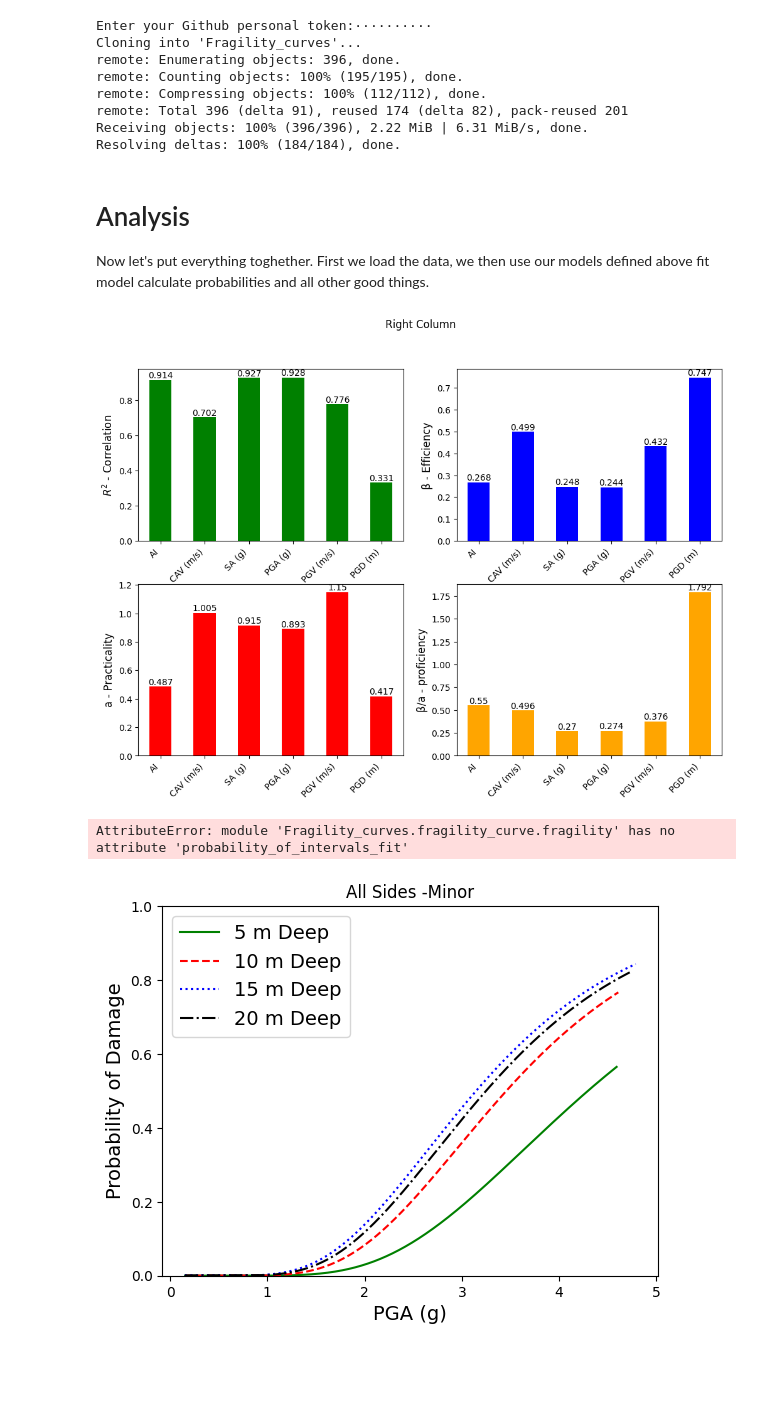
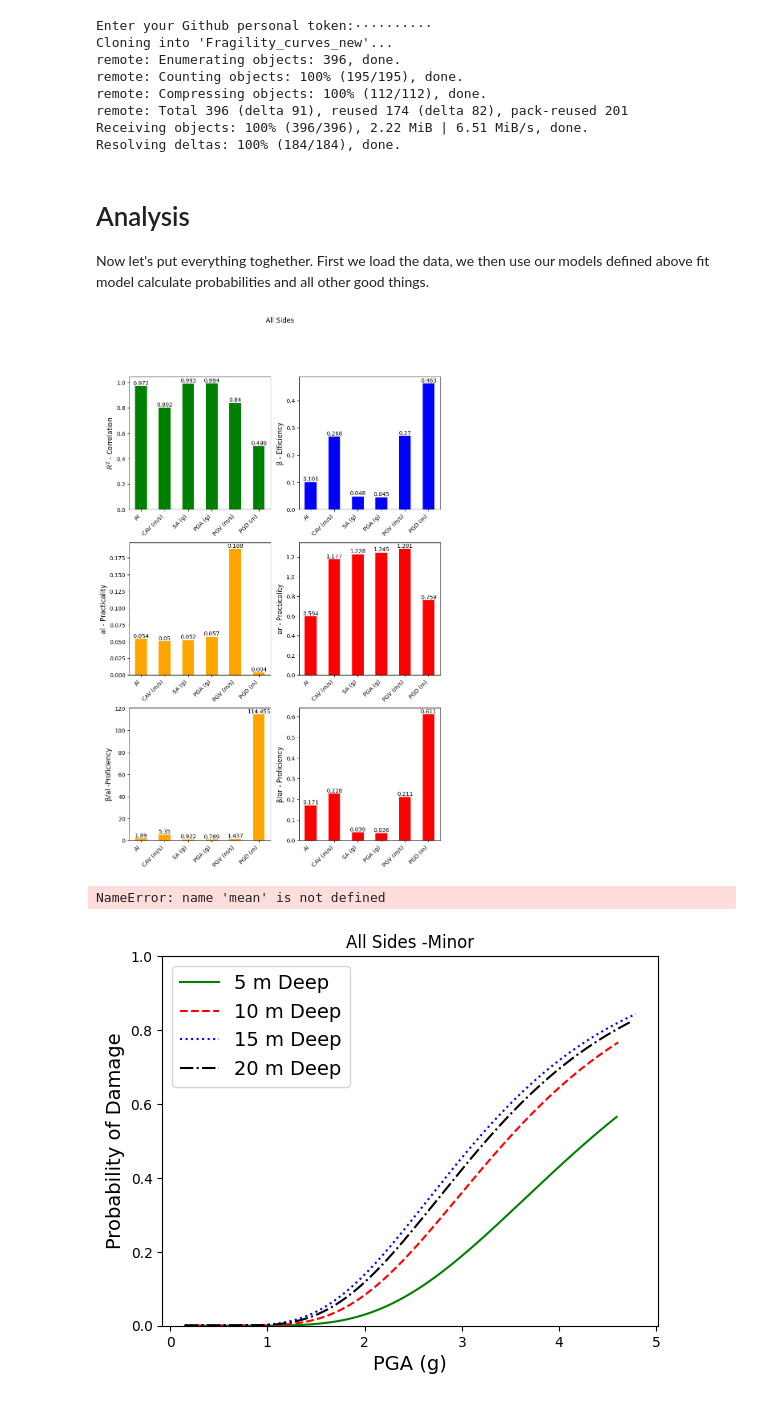
Before and after one commit to Farzaneh-Abedini/Farzaneh-Abedini, a Jupyter notebook: earthquake_analysis.ipynb, the cells around one changed output. Drawn from its saved outputs; the diff is of its cells as text; code cells hidden in the pictures; blank space fills up the shorter version.

```diff
--- a/earthquake_analysis.ipynb
+++ b/earthquake_analysis.ipynb
@@ -16,16 +16,16 @@ git_token = getpass.getpass('Enter your Github personal token:')
 
 current_dir = os.getcwd()
 # Clone repository and install requirements
-!git clone https://$git_token@github.com/Farzaneh-Abedini/Fragility_curves.git
-sys.path.append(current_dir+'/Fragility_curves')
+!git clone https://$git_token@github.com/Farzaneh-Abedini/Fragility_curves_new.git
+sys.path.append(current_dir+'/Fragility_curves_new')
 # %% [output]
 Enter your Github personal token:··········
-Cloning into 'Fragility_curves'...
+Cloning into 'Fragility_curves_new'...
 remote: Enumerating objects: 396, done.
 remote: Counting objects: 100% (195/195), done.
 remote: Compressing objects: 100% (112/112), done.
 remote: Total 396 (delta 91), reused 174 (delta 82), pack-reused 201
-Receiving objects: 100% (396/396), 2.22 MiB | 6.31 MiB/s, done.
+Receiving objects: 100% (396/396), 2.22 MiB | 6.51 MiB/s, done.
 Resolving deltas: 100% (184/184), done.
 # %% [markdown]
 # Analysis
@@ -74,15 +74,15 @@ measure_names = [measure_titles[measure] for measure in measures]
 # @markdown tunnel. We then pick one of the measures that seems to have the best
 # @markdown fit as the basis for the secondary analysis.
 # @markdown Select the side of the tunnel that you want to perform analysis on:
-damage_name = 'Right Column' # @param ['All Sides', 'Left Column', 'Right Column', 'Roof', 'Deck']
+damage_name = 'All Sides' # @param ['All Sides', 'Left Column', 'Right Column', 'Roof', 'Deck']
 # @markdown We model the damage vs. different measures. What family of the
 # @markdown models should be used for fitting that data.
-model_type = 'Linear' # @param ['Linear', 'Continous piecewise linear']
+model_type = 'Continous piecewise linear' # @param ['Linear', 'Continous piecewise linear']
 # @markdown Analysis are going to be in a logarithmic scale, please select the
 # @markdown base for the logarithmic analysis.
 base_name = 'e' # @param ['e', '10']
 
-from Fragility_curves.psdm import psdm
+from Fragility_curves_new.psdm import psdm
 import numpy as np
 import matplotlib.pyplot as plt
 
@@ -213,34 +213,34 @@ if model_type== 'Linear':
 
 # Plot the second column in the second subplot
   results_df["std"].plot(kind='bar', ax=ax_std, color='blue')
   ax_std.set_ylabel('β - Efficiency', fontsize=12)
   ax_std.set_xticks(np.arange(len(measure_names)))
   ax_std.set_xticklabels(measure_names, rotation=45, ha = 'right')
   for i, v in enumerate(results_df["std"]):
       ax_std.text(i, v, str(round(v, 3)), ha='center', va='bottom', fontsize=10)
 
 
   # Plot the third column in the second subplot
   results_df["Slope"].plot(kind='bar', ax=ax_slope, color='red')
   ax_slope.set_ylabel('a - Practicality', fontsize=12)
   ax_slope.set_xticks(np.arange(len(measure_names)))
   ax_slope.set_xticklabels(measure_names, rotation=45, ha = 'right')
   for i, v in enumerate(results_df["Slope"]):
     ax_slope.text(i, v, str(round(v, 3)), ha='center', va='bottom', fontsize=10)
 
 
   # Plot the fourth column in the second subplot
   results_df["std/b"].plot(kind='bar', ax=ax_std_b, color='orange')
   ax_std_b.set_ylabel('β/a - proficiency', fontsize=12)
   ax_std_b.set_xticks(np.arange(len(measure_names)))
   ax_std_b.set_xticklabels(measure_names, rotation=45, ha = 'right')
   for i, v in enumerate(results_df["std/b"]):
     ax_std_b.text(i, v, str(round(v, 3)), ha='center', va='bottom', fontsize=10)
 
 fig.suptitle(damage_name)
 plt.show()
 # %% [output]
-[figure, old version]
+[figure, new version]
 # %%
 #@title Modeling Damage vs. a Measure
 # @markdown Select the side of the tunnel that you want to perform analysis on.
@@ -277,8 +277,8 @@ damage_cutoffs_values = '1.25, 2, 3' # @param {type: "string"}
 # @markdown should have the same length as damage_cutoffs_values.
 interval_names = 'Minor, Moderate, Extensive' # @param {type: "string"}
 
-from Fragility_curves.psdm import plot
-from Fragility_curves.fragility_curve import fragility
+from Fragility_curves_new.psdm import plot
+from Fragility_curves_new.fragility_curve import fragility
 
 import matplotlib.pyplot as plt
 
@@ -383,7 +383,7 @@ bot_ax.set_ylim((0, 1))
 fig.suptitle(damage_name)
 plt.show()
 # %% [output]
-AttributeError: module 'Fragility_curves.fragility_curve.fragility' has no attribute 'probability_of_intervals_fit'
+NameError: name 'mean' is not defined
 # %%
 from Fragility_curves.psdm import plot
 from Fragility_curves.fragility_curve import fragility
```
